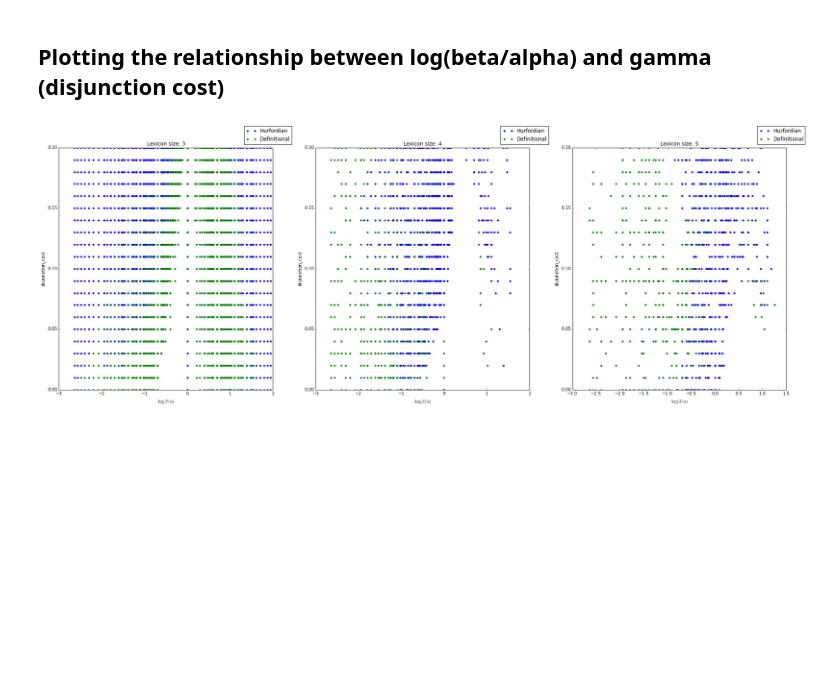
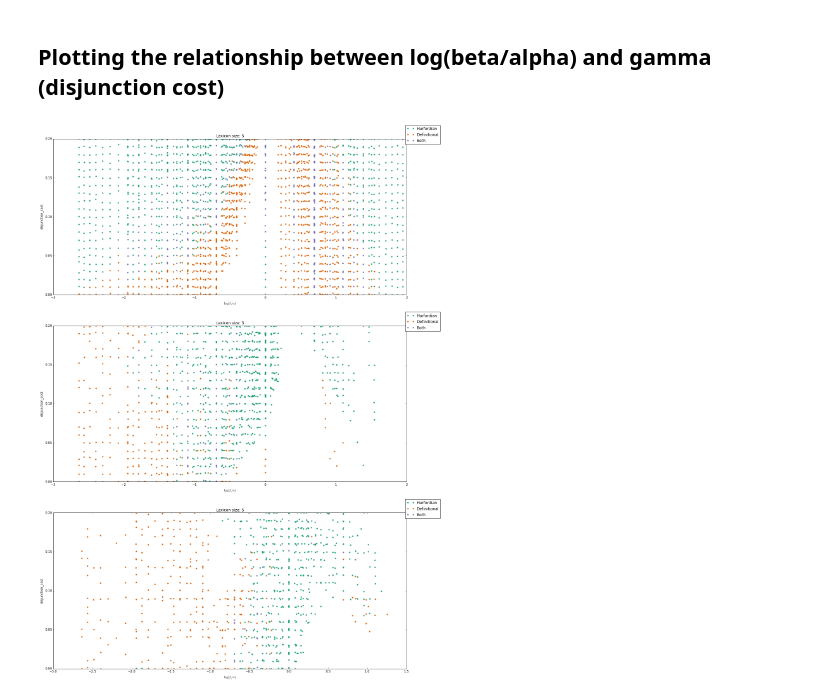
Before and after one commit to rlevy/pragmatic_disjunction, a Jupyter notebook: pypragmods/Relationships.ipynb, the cells around one changed output. Cells and saved outputs as stored; diff of their text form; code cells hidden in the pictures; blank space fills up the shorter version.

Commit message:
Improved plotting

```diff
--- a/pypragmods/Relationships.ipynb
+++ b/pypragmods/Relationships.ipynb
@@ -91,26 +92,50 @@ defin_lex5 = get_cls_params(base_lexica[2], 'D', paramexplore_lex5)
 # %%
 param_pairs = [(hc_lex3, defin_lex3),
                (hc_lex4, defin_lex4),
                (hc_lex5, defin_lex5)]
 
 def alpha_beta_gamma_scatterplot(param_pairs):
-    fig, axarray = plt.subplots(nrows=1, ncols=3)
-    fig.set_figheight(10)
-    fig.set_figwidth(30)
+    fig, axarray = plt.subplots(nrows=3, ncols=1)
+    fig.set_figheight(30)
+    fig.set_figwidth(20)
+    colors = ['#1B9E77', '#D95F02', '#7570B3', '#E7298A', '#66A61E', '#E6AB02', '#A6761D', '#666666']
     for i, params in enumerate(param_pairs):
         hc, defin = params
         ax = axarray[i]
-        for p, label in ((hc, 'Hurfordian'), (defin, 'Definitional')):
-            beta_alpha = [np.log(r['beta']/r['alpha']) for r in p]
-            gamma = [r['disjunction_cost'] for r in p]
-            ax.plot(beta_alpha, gamma, linestyle="", marker=".", label=label, markersize=8)
+        # Hurfordian:
+        h_ba = [np.log(r['beta']/r['alpha']) for r in hc]
+        h_g = [r['disjunction_cost'] for r in hc]
+        # Definitional:
+        d_ba = [np.log(r['beta']/r['alpha']) for r in defin]
+        d_g = [r['disjunction_cost'] for r in defin]
+        # Both (if any):
+        both = [(x,y) for x, y in zip(d_ba, d_g) if (x,y) in zip(h_ba, h_g)]
+        b_ba, b_g = zip(*both)
+        # Remove overlap:
+        h_ba, h_g = zip(*[(x,y) for x,y in zip(h_ba, h_g) if (x,y) not in both])
+        d_ba, d_g = zip(*[(x,y) for x,y in zip(d_ba, d_g) if (x,y) not in both])
+        # Plotting:
+        for i, vals in enumerate(((h_ba, h_g, 'Hurfordian'), (d_ba, d_g, 'Definitional'), (b_ba, b_g, 'Both'))):
+            x, y, label = vals
+            ax.plot(jitter(x), jitter(y), linestyle="", marker=".", label=label, markersize=8, color=colors[i])
+        # In case we want to specify the axis limits:
         x1,x2,y1,y2 = ax.axis()
         ax.axis((x1, x2, y1, y2))
+        # Labeling:
         ax.set_xlabel(r'$\log(\beta/\alpha)$')
         ax.set_ylabel('disjunction_cost')
         ax.set_title("Lexicon size: %s" % (i+3))
         ax.legend(bbox_to_anchor=(1.1, 1.1))
 
+def jitter(x):
+    """Jitter while respecting the data bounds"""
+    mu = 0.0
+    sd = 0.001
+    j = x + np.random.normal(mu, sd, len(x))
+    j = np.maximum(j, np.min(x))
+    j = np.minimum(j, np.max(x))
+    return j
+
 alpha_beta_gamma_scatterplot(param_pairs)
 # %% [output]
-[figure, old version]
+[figure, new version]
```
Also changed, not shown: parts of 1 cell of this notebook.
